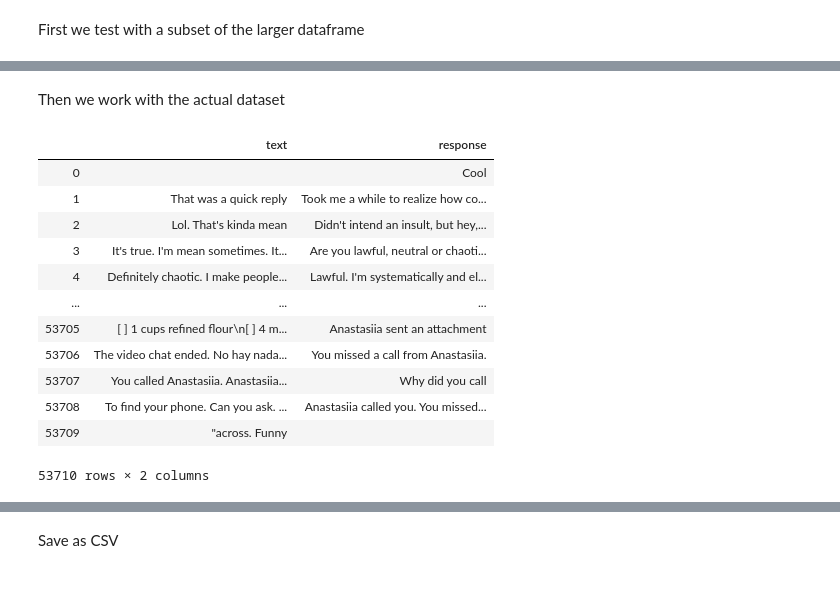
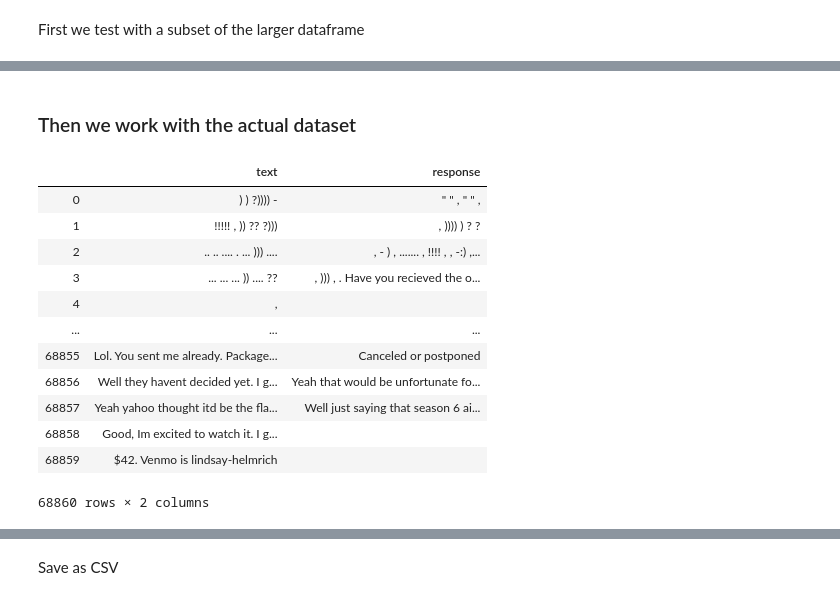
Before and after one commit to karkipra/AI-Fun, a Jupyter notebook: NastyaChatbot/training_data.ipynb, the cells around one changed output, grey strips where cells are left out. Drawn from its saved outputs; the diff is of its cells as text; code cells hidden in the pictures.

Commit message:
added NastyaChatBot v 2.0

```diff
--- a/NastyaChatbot/training_data.ipynb
+++ b/NastyaChatbot/training_data.ipynb
@@ -41,7 +62,7 @@ df.head()
 # %% [markdown]
 Adding `is_from_me` column and dropping `index`
 # %%
-df['is_from_me'] = ['1' if x == 'Pratik Karki' else '0' for x in df['sender_name']]
+df['is_from_me'] = ['0' if x == 'Anastasiia Morozova' else '1' for x in df['sender_name']]
 df.drop('index', axis=1, inplace=True)
 df['index'] = df.index
 df.head()
@@ -58,0 +82,5 @@ For this, we want to create a dataframe with `text` and `response` columns
+# %%
+facebook_generated_strings = ['sent an attachment', 'called you.', 'sent a live location',
+                              'hi to your new Facebook friend',
+                              'is waving at you', 'ou missed a call from'
+                             ]
@@ -59,17 +149,22 @@ For this, we want to create a dataframe with `text` and `response` columns
 # %%
 #remove the nulls
 df.dropna(subset = ['content'], inplace=True)
+
+# remove facebook generated text
+df = df[~df["content"].str.contains('|'.join(facebook_generated_strings))]
+
+import regex
 
 #helper functions
 def make_sentences(series):
     sentence = '. '.join(series)
     sentence = re.sub(r'http\S+', '', sentence)
+    sentence = re.sub(r'\n', '', sentence)
     sentence = ''.join(filter(lambda x: ord(x)<128,sentence))
     return sentence
 
 #initiliaze empty df
 train_data = pd.DataFrame(columns = ['text','response'])
-train_data.at[0, 'text'] = ''
 # %% [markdown]
 First we test with a subset of the larger dataframe
 # %%
@@ -121,6 +216,3 @@ def create_train_data(train_data, df):
 
     # use this line if last response is Nan
     train_data.iloc[-1, train_data.columns.get_loc('response')] = ''
-# %%
-create_train_data(train_data, test_df)
-train_data
@@ -141,19 +219,23 @@ train_data
 # %% [markdown]
-Then we work with the actual dataset
+### Then we work with the actual dataset
-# %%
-create_train_data(train_data, df)
-train_data
-# %% [output]
-|  | text | response |
-| 0 |  | Cool |
-| 1 | That was a quick reply | Took me a while to realize how co... |
-| 2 | Lol. That's kinda mean | Didn't intend an insult, but hey,... |
-| 3 | It's true. I'm mean sometimes. It... | Are you lawful, neutral or chaoti... |
-| 4 | Definitely chaotic. I make people... | Lawful. I'm systematically and el... |
-| ... | ... | ... |
-| 53705 | [ ] 1 cups refined flour\n[ ] 4 m... | Anastasiia sent an attachment |
-| 53706 | The video chat ended. No hay nada... | You missed a call from Anastasiia. |
-| 53707 | You called Anastasiia. Anastasiia... | Why did you call |
-| 53708 | To find your phone. Can you ask. ... | Anastasiia called you. You missed... |
-| 53709 | "across. Funny |  |
-53710 rows × 2 columns
+# %%
+from datetime import datetime
+
+start_time = datetime.now()
+
+create_train_data(train_data, df)
+train_data
+# %% [output]
+|  | text | response |
+| 0 | ) ) ?)))) - | " " , " " , |
+| 1 | !!!!! , )) ?? ?))) | , )))) ) ? ? |
+| 2 | .. .. .... . ... ))) .... | , - ) , ....... , !!!! , , -:) ,... |
+| 3 | ... ... ... )) .... ?? | , ))) , . Have you recieved the o... |
+| 4 | , |  |
+| ... | ... | ... |
+| 68855 | Lol. You sent me already. Package... | Canceled or postponed |
+| 68856 | Well they havent decided yet. I g... | Yeah that would be unfortunate fo... |
+| 68857 | Yeah yahoo thought itd be the fla... | Well just saying that season 6 ai... |
+| 68858 | Good, Im excited to watch it. I g... |  |
+| 68859 | $42. Venmo is lindsay-helmrich |  |
+68860 rows × 2 columns
```
Also changed, not shown: parts of 13 cells of this notebook, 4 other files.
